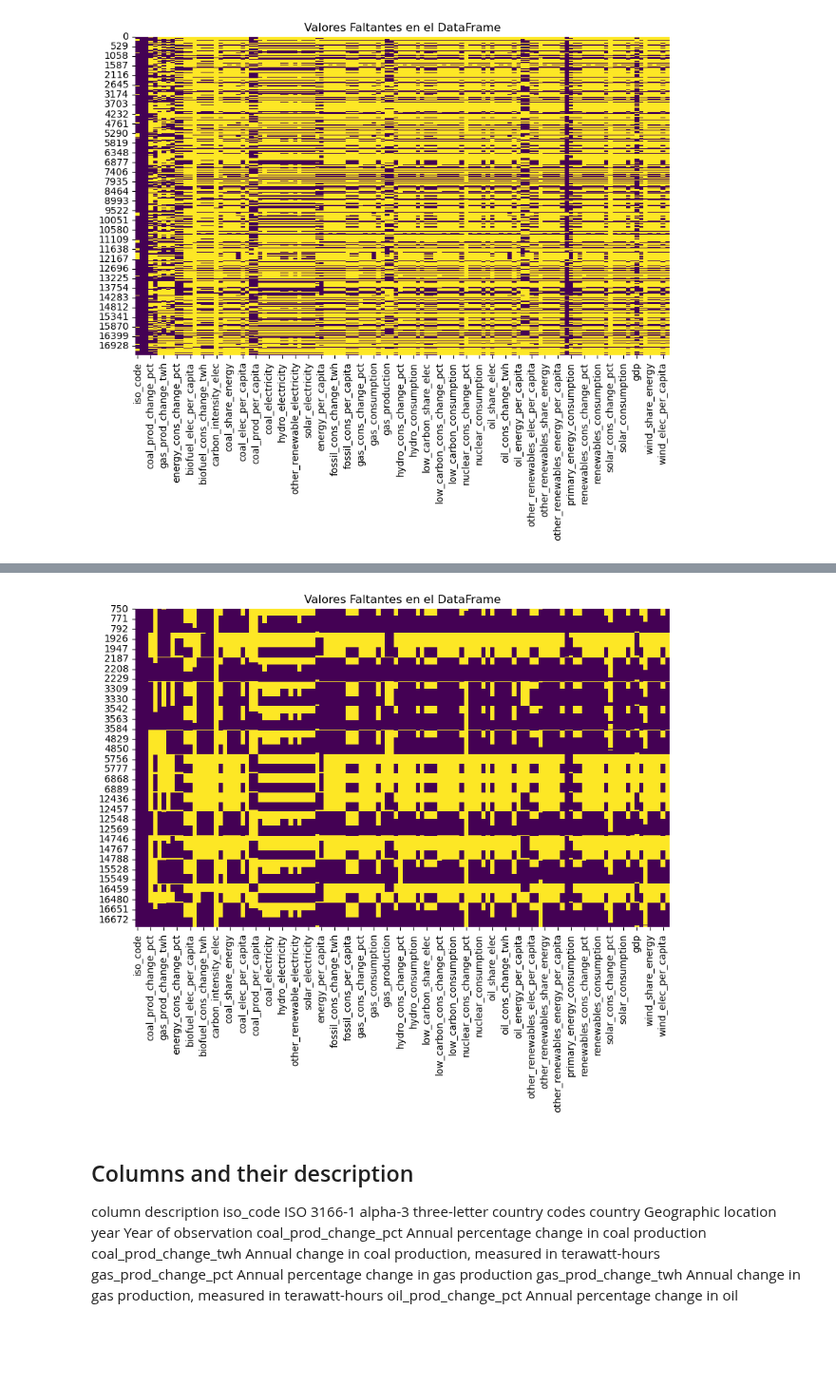
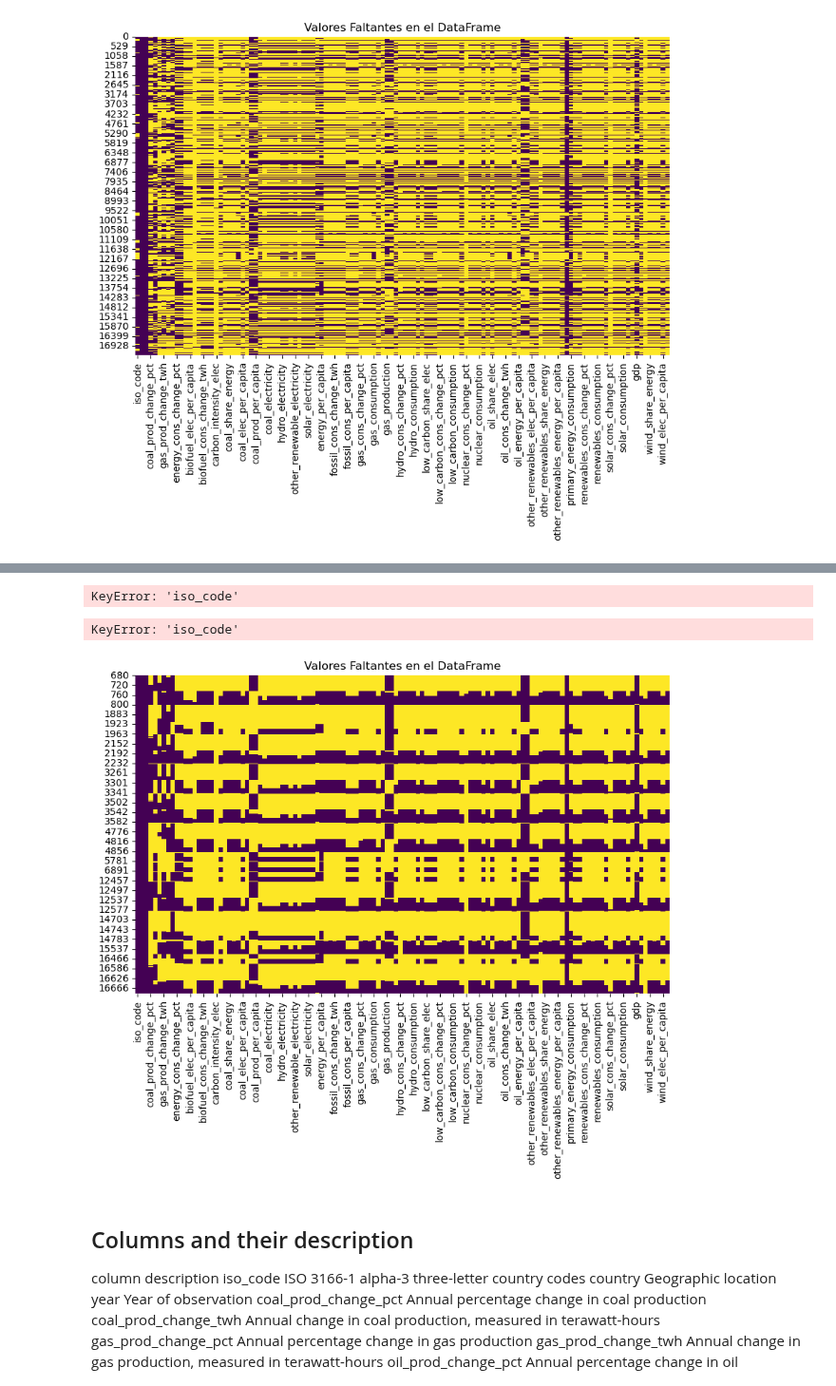
Before and after one commit to L-Ameneiro/EDA-Datasets, a Jupyter notebook: notebooks/consumo_energetico_mundial.ipynb, the cells around one changed output, grey strips where cells are left out. Shown at 95% size. Cells and saved outputs as stored; diff of their text form; code cells hidden in the pictures; blank space fills up the shorter version.

Commit message:
imputacion datos nulos y demas

```diff
--- a/notebooks/consumo_energetico_mundial.ipynb
+++ b/notebooks/consumo_energetico_mundial.ipynb
@@ -73,7 +73,6 @@ plt.show()
 # %% [output]
 [figure]
 # %%
-# Creamos un nuevo dataframe solo con países de latinoamérica
-latam = wec[(wec['iso_code'] == "ARG") | (wec['iso_code'] == "ECU") | (wec['iso_code'] == "GUY") | (wec['iso_code'] == "PER") | (wec['iso_code'] == "GUF") |(wec['iso_code'] == "URY") | (wec['iso_code'] == "PRY") | (wec['iso_code'] == "BOL")  | (wec['iso_code'] == "SUR")  | (wec['iso_code'] == "TTO") | (wec['iso_code'] == "BRA")| (wec['iso_code'] == "CHL") | (wec['iso_code'] == "COL") | (wec['iso_code'] == "VEN")]
-latam = latam[(latam['year'] > 1969)]
+# Creamos un nuevo dataframe solo con países de sudamerica
+suram = wec[(wec['iso_code'] == "ARG") | (wec['iso_code'] == "ECU") | (wec['iso_code'] == "GUY") | (wec['iso_code'] == "PER") | (wec['iso_code'] == "GUF") |(wec['iso_code'] == "URY") | (wec['iso_code'] == "PRY") | (wec['iso_code'] == "BOL")  | (wec['iso_code'] == "SUR")  | (wec['iso_code'] == "TTO") | (wec['iso_code'] == "BRA")| (wec['iso_code'] == "CHL") | (wec['iso_code'] == "COL") | (wec['iso_code'] == "VEN")]
 # %%
@@ -83,11 +100,24 @@ latam.shape ## Se verifica la cantidad de fila
+# %%
+a = n_suram.groupby(["iso_code"]).mean()
+a
+# %% [output]
+KeyError: 'iso_code'
+# %%
+# Se observan cuántos valores faltantes tiene cada columna:
+missing_values_suram = suram.isnull().sum().sort_values(ascending = False)
+        # datos faltantes ordenados de mayor a menor
+        # según la columna
+missing_values_suram.groupby(["iso_code"])
+# %% [output]
+KeyError: 'iso_code'
 # %%
 # visualización de valores faltantes
 plt.figure(figsize=(10, 6))
-sns.heatmap(latam.isnull(), cmap='viridis', cbar=False)
+sns.heatmap(suram.isnull(), cmap='viridis', cbar=False)
 plt.title('Valores Faltantes en el DataFrame')
 plt.show()
 # %% [output]
-[figure, old version]
+[figure, new version]
 # %% [markdown]
 ## Columns and their description
 column 	description
```
Also changed, not shown: parts of 12 cells of this notebook.
